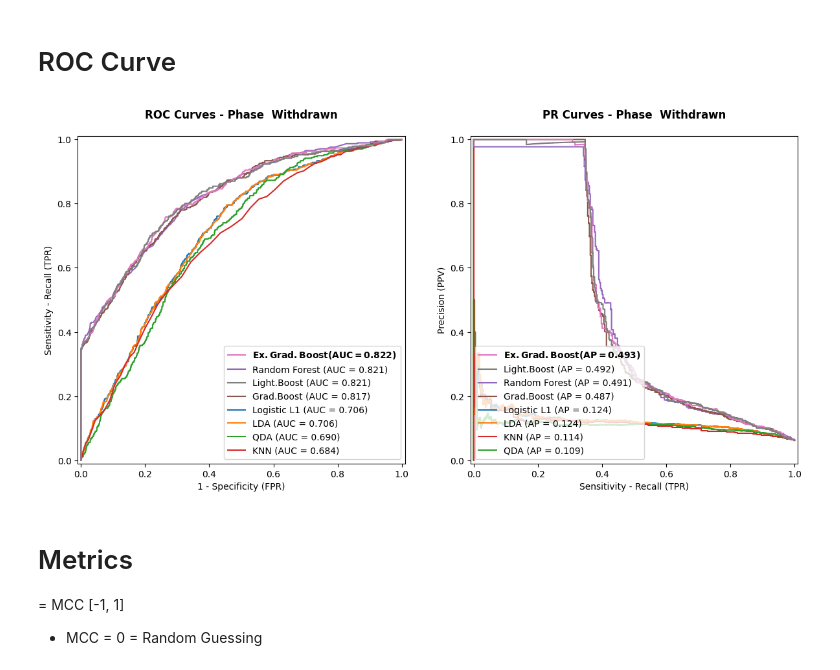
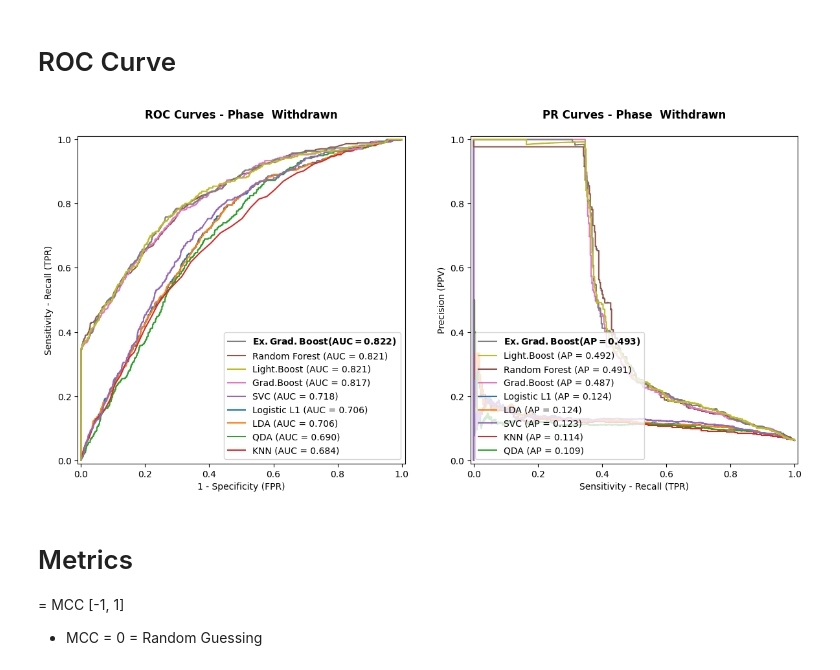
Before and after one commit to AndreouEugenia/Thesis, a Jupyter notebook: 5b.Thesis_Models_Withdrawn.ipynb, the cells around one changed output. Drawn from its saved outputs; the diff is of its cells as text; code cells hidden in the pictures.

```diff
--- a/5b.Thesis_Models_Withdrawn.ipynb
+++ b/5b.Thesis_Models_Withdrawn.ipynb
@@ -603,12 +603,12 @@ PR AUC : 0.114
 - rbf can find some non-linear boundries close to poly if needed.
 - Runs too slow --> Too rare outcome
 # %%
-'''# Model
+# Model
 svc = SVC(probability = True, random_state = 42, class_weight = 'balanced', kernel = 'rbf')
 
 # HPO
 param_grid = {
-    "C": np.logspace(0, 4, 10),
+    "C": np.logspace(0, 4, 5),
     "gamma": ["scale", "auto"]
 }
 # CV
@@ -626,5 +626,5 @@ y_pred_svc = svc_model.predict(X_test)
 ba_svc, class_svc, mcc_svc, f1_svc = accuracy(dfi, i, svc_model, X_test, y_test, y_pred_svc, "Support Vector Classifier (SVC)")
 
 # SHAP
-# svc_shap = fun_shap(i, svc_model, X_test, 'SVC') # Hide for computational efficacy'''
+# svc_shap = fun_shap(i, svc_model, X_test, 'SVC') # Hide for computational efficacy
 # %% [output]
@@ -878,7 +897,7 @@ models = [
     ("LDA", lda_model, X_test, y_test),
     ("QDA", qda_model, X_test, y_test),
     ("KNN", knn_model, X_test, y_test),
-    # ("SVC", svc_model, X_test, y_test),
+    ("SVC", svc_model, X_test, y_test),
     ("Random Forest", rf_model, X_test, y_test),
     ("Grad.Boost", gb_model, X_test, y_test),
     ("Ex.Grad.Boost", xgb_model, X_test, y_test),
@@ -914,34 +933,34 @@ for original_name, model, X_test_model, y_test_model in models:
 # Sort models at legends
 roc_aucs.sort(key=lambda x: x[0], reverse=True)
 pr_aucs.sort(key=lambda x: x[0], reverse=True)
 
 # Bold best model
 roc_handles = [item[2] for item in roc_aucs]
 roc_labels = [f"$\\bf{{{item[1]}}}$" if i == 0 else item[1] for i, item in enumerate(roc_aucs)]
 ax_roc.legend(roc_handles, roc_labels, loc = "lower right")
 
 pr_handles = [item[2] for item in pr_aucs]
 pr_labels = [f"$\\bf{{{item[1]}}}$" if i == 0 else item[1] for i, item in enumerate(pr_aucs)]
 ax_pr.legend(pr_handles, pr_labels, loc = "lower left")
 
 # Titles/ labels
 ax_roc.set_title(f"ROC Curves - Phase {i}", fontsize = 12, fontweight = 'bold', pad = 20)
 ax_roc.set_xlabel("1 - Specificity (FPR)", fontsize = 10)
 ax_roc.set_ylabel("Sensitivity - Recall (TPR)", fontsize = 10)
 
 ax_pr.set_title(f"PR Curves - Phase {i}", fontsize = 12, fontweight = 'bold', pad = 20)
 ax_pr.set_ylabel("Precision (PPV)", fontsize = 10)
 ax_pr.set_xlabel("Sensitivity - Recall (TPR)", fontsize = 10)
 
 plt.tight_layout()
 plt.subplots_adjust(wspace=0.2)
 
 # Save Plot
 plt.savefig(filepath, dpi=100, bbox_inches="tight")
 plt.show()
 plt.close()
 # %% [output]
-[figure, old version]
+[figure, new version]
 # %% [markdown]
 # Metrics
 = MCC [-1, 1]
```
Also changed, not shown: parts of 8 cells of this notebook.
